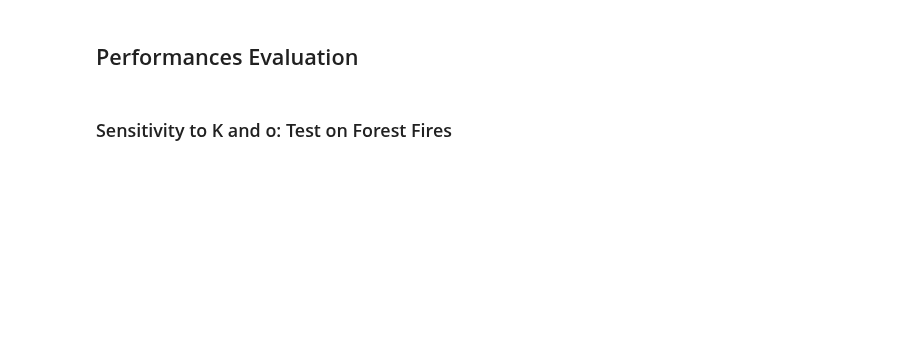
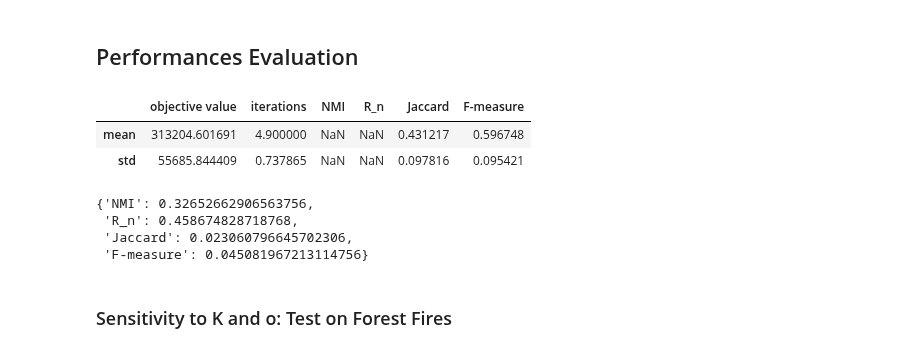
Before and after one commit to Ddav3/Clustering-with-Outlier-Removal-Implementation, a Jupyter notebook: cor_test.ipynb, the cells around one changed output. Cells and saved outputs as stored; diff of their text form; code cells hidden in the pictures; blank space fills up the shorter version.

```diff
--- a/cor_test.ipynb
+++ b/cor_test.ipynb
@@ -160,19 +196,24 @@ PCA_scatter_plot(shuttle,cor_labels_shuttle,true_outliers_shuttle)
 # %% [markdown]
 ## Performances Evaluation
 # %%
-stats_fire = runs_statistics(fires_stats)
-# stats_w = runs_statistics(white_wine_stats,white_target)
-# stats_r = runs_statistics(red_wine_stats, red_target)
+#stats_shuttle = runs_statistics(shuttle_stats,shuttle_target,true_outliers_shuttle)
+#stats_red = runs_statistics(red_wine_stats, red_target)
+#stats_white = runs_statistics(white_wine_stats,white_target)
+stats_ccf = runs_statistics(ccf_stats, true_outliers=true_outliers_ccf)
+#stats_fire = runs_statistics(fires_stats)
 
-
-stats_fire
+stats_ccf
+# %% [output]
+|  | objective value | iterations | NMI | R_n | Jaccard | F-measure |
+| mean | 313204.601691 | 4.900000 | NaN | NaN | 0.431217 | 0.596748 |
+| std | 55685.844409 | 0.737865 | NaN | NaN | 0.097816 | 0.095421 |
 # %%
-# results = pd.DataFrame({"Red wine":   evaluate_COR(cor_labels_red_wine, red_target),
-#                         "White wine": evaluate_COR(cor_labels_white_wine, white_target),
-#                         "Shuttle":    evaluate_COR(cor_labels_shuttle, shuttle_target.to_numpy(), true_outliers_shuttle)}).T
-
-stats = runs_statistics(shuttle_stats,shuttle_target,true_outliers_shuttle)
-stats
+evaluate_COR(cor_labels_shuttle,shuttle_target.to_numpy(), true_outliers_shuttle)
+# %% [output]
+{'NMI': 0.32652662906563756,
+ 'R_n': 0.458674828718768,
+ 'Jaccard': 0.023060796645702306,
+ 'F-measure': 0.045081967213114756}
 # %% [markdown]
 ### Sensitivity to K and o: Test on Forest Fires
 # %%
```
Also changed, not shown: parts of 14 cells of this notebook, 6 other files.
